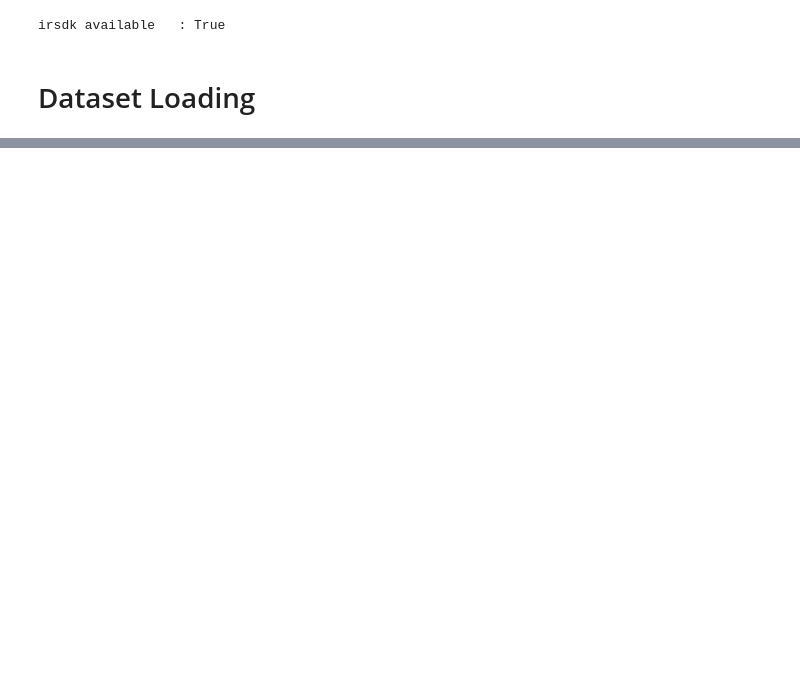
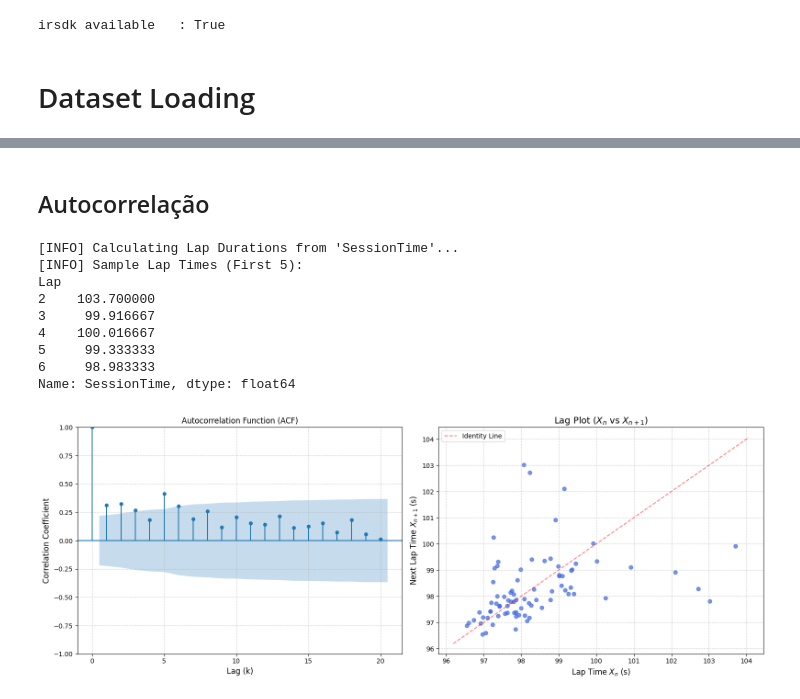
Before and after one commit to TomazFilgueira/PPGEEC2317---SISTEMAS-PROBABIL-STICOS, a Jupyter notebook: processos_estocasticos/simracing_processos_estocasticos.ipynb, the cells around one changed output, grey strips where cells are left out. Saved outputs shown, nothing was run; the diff lists cells and outputs as text; code cells hidden in the pictures; blank space fills up the shorter version.

```diff
--- a/processos_estocasticos/simracing_processos_estocasticos.ipynb
+++ b/processos_estocasticos/simracing_processos_estocasticos.ipynb
@@ -390,0 +499,59 @@ analyze_cyclostationarity(df_analysis, COL_VAR)
+# %% [markdown]
+## Autocorrelação
+# %%
+def analyze_lap_autocorrelation(df, lap_col, time_col):
+    """
+    Analyzes the dependency between consecutive laps (Autocorrelation).
+    Calculates lap duration directly from SessionTime.
+    """
+    print(f"[INFO] Calculating Lap Durations from '{time_col}'...")
+
+    # 1. Calculate Lap Durations (X_n)
+    # Logic: Duration = End Time - Start Time for each Lap ID
+    # This works whether SessionTime is cumulative or resets.
+    lap_durations = df.groupby(lap_col)[time_col].apply(lambda x: x.max() - x.min())
+
+    # Sanity print to ensure values look like lap times (e.g. 90s) and not timestamps
+    print(f"[INFO] Sample Lap Times (First 5):")
+    print(lap_durations.head())
+
+    fig, (ax1, ax2) = plt.subplots(1, 2, figsize=(16, 6))
+
+    # --- CHART 1: Autocorrelation Function (ACF) ---
+    # Shows if Lap n is correlated with Lap n-1, n-2, etc.
+    plot_acf(lap_durations, ax=ax1, lags=20, alpha=0.05, title='Autocorrelation Function (ACF)')
+    ax1.set_xlabel('Lag (k)', fontsize=12)
+    ax1.set_ylabel('Correlation Coefficient', fontsize=12)
+    ax1.grid(True, linestyle='--', alpha=0.6)
+
+    # --- CHART 2: Lag Plot (Scatter: Lap n vs Lap n+1) ---
+    # Visual check for randomness
+    lag_plot(lap_durations, lag=1, ax=ax2, c='royalblue', alpha=0.7)
+
+    ax2.set_title(r'Lag Plot ($X_n$ vs $X_{n+1}$)', fontsize=14)
+    ax2.set_xlabel(r'Lap Time $X_n$ (s)', fontsize=12)
+    ax2.set_ylabel(r'Next Lap Time $X_{n+1}$ (s)', fontsize=12)
+    ax2.grid(True, linestyle='--', alpha=0.6)
+
+    # Identity Line for visual reference
+    min_val, max_val = ax2.get_xlim()
+    ax2.plot([min_val, max_val], [min_val, max_val], 'r--', alpha=0.5, label='Identity Line')
+    ax2.legend()
+
+    plt.tight_layout()
+    plt.show()
+
+# --- Execution ---
+# Using 'SessionTime' as requested
+analyze_lap_autocorrelation(df_selected, COL_LAP, COL_TIME)
+# %% [output]
+[INFO] Calculating Lap Durations from 'SessionTime'...
+[INFO] Sample Lap Times (First 5):
+Lap
+2    103.700000
+3     99.916667
+4    100.016667
+5     99.333333
+6     98.983333
+Name: SessionTime, dtype: float64
+[figure, added]
```
Also changed, not shown: parts of 27 cells of this notebook, 1 other file.
